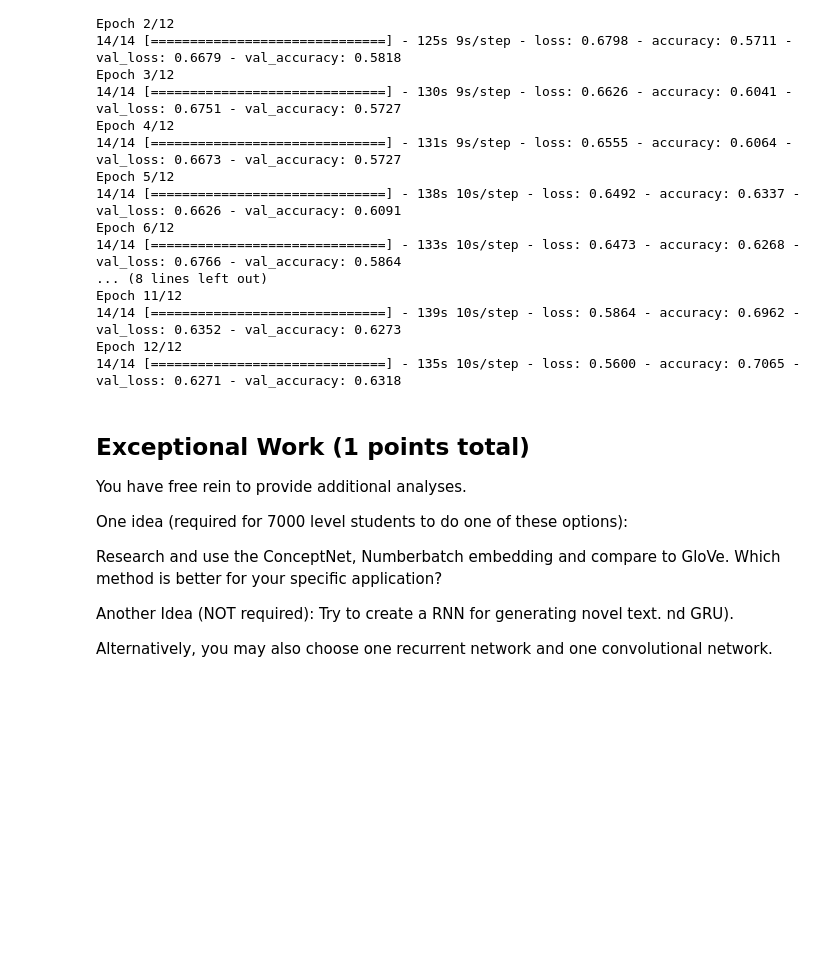
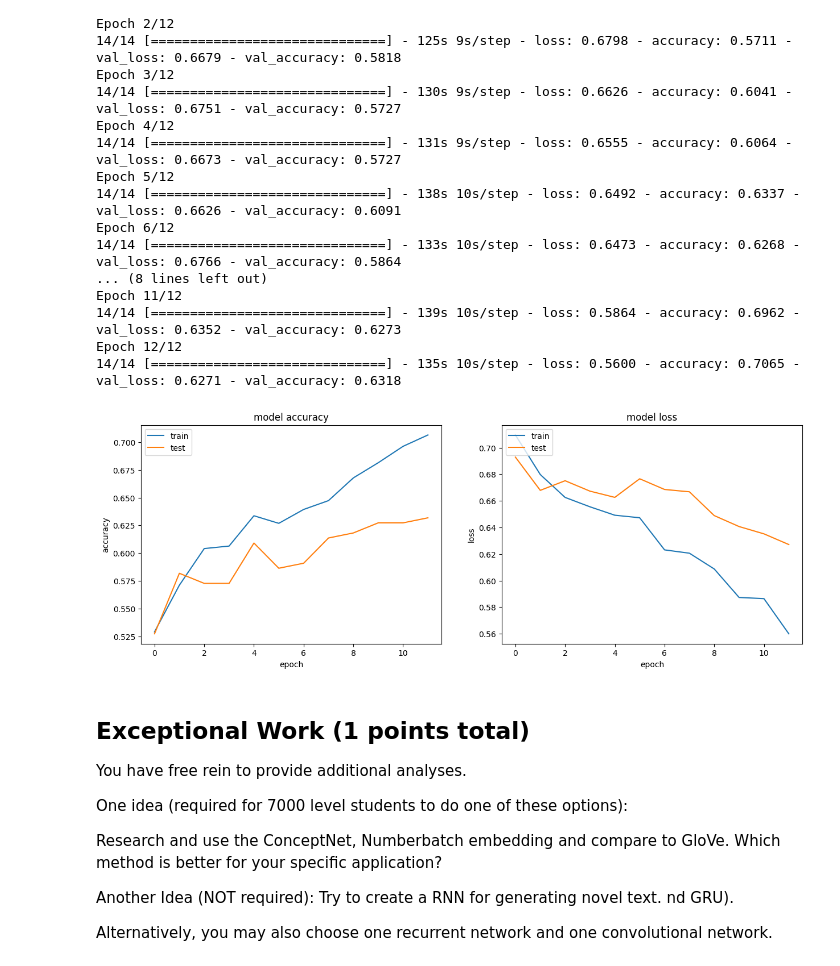
Before and after one commit to bennyandthejetss/ML_Lab7, a Jupyter notebook: Lab7.ipynb, the cells around one changed output. Drawn from its saved outputs; the diff is of its cells as text; code cells hidden in the pictures; blank space fills up the shorter version.

```diff
--- a/Lab7.ipynb
+++ b/Lab7.ipynb
@@ -354,7 +367,7 @@ _________________________________________________________________
 None
 # %%
 history = []
-tmp = rnn.fit(X_train, y_train_ohe, validation_data=(X_test, y_test_ohe), epochs=12, batch_size=64)
+tmp = rnn3.fit(X_train, y_train_ohe, validation_data=(X_test, y_test_ohe), epochs=30, batch_size=64)
 history.append( tmp )
 # %% [output]
 Epoch 1/12
@@ -431,7 +444,7 @@ _________________________________________________________________
 None
 # %%
 history = []
-tmp = rnn.fit(X_train, y_train_ohe, validation_data=(X_test, y_test_ohe), epochs=12, batch_size=64)
+tmp = rnn4.fit(X_train, y_train_ohe, validation_data=(X_test, y_test_ohe), epochs=30, batch_size=64)
 history.append( tmp )
 # %% [output]
 Epoch 1/12
@@ -483,15 +557,15 @@ plt.show()
 # %%
 input_shape = (MAX_ART_LEN,)
 
-rnn = Sequential()
-rnn.add(embedding_layer)
-rnn.add(GRU(100,dropout=0.1, recurrent_dropout=0.1, input_shape=input_shape, return_sequences=True))
-rnn.add(GRU(50,dropout=0.1, recurrent_dropout=0.1))
-rnn.add(Dense(NUM_CLASSES, activation='sigmoid'))
-rnn.compile(loss='categorical_crossentropy',
+rnn5 = Sequential()
+rnn5.add(embedding_layer)
+rnn5.add(GRU(100,dropout=0.1, recurrent_dropout=0.1, input_shape=input_shape, return_sequences=True))
+rnn5.add(GRU(50,dropout=0.1, recurrent_dropout=0.1))
+rnn5.add(Dense(NUM_CLASSES, activation='sigmoid'))
+rnn5.compile(loss='categorical_crossentropy',
               optimizer='rmsprop',
               metrics=['accuracy'])
-print(rnn.summary())
+print(rnn5.summary())
 # %% [output]
 Model: "sequential_10"
 _________________________________________________________________
@@ -513,7 +587,7 @@ _________________________________________________________________
 None
 # %%
 history = []
-tmp = rnn.fit(X_train, y_train_ohe, validation_data=(X_test, y_test_ohe), epochs=12, batch_size=64)
+tmp = rnn5.fit(X_train, y_train_ohe, validation_data=(X_test, y_test_ohe), epochs=30, batch_size=64)
 history.append( tmp )
 # %% [output]
 Epoch 1/12
@@ -533,6 +607,33 @@ Epoch 11/12
 14/14 [==============================] - 139s 10s/step - loss: 0.5864 - accuracy: 0.6962 - val_loss: 0.6352 - val_accuracy: 0.6273
 Epoch 12/12
 14/14 [==============================] - 135s 10s/step - loss: 0.5600 - accuracy: 0.7065 - val_loss: 0.6271 - val_accuracy: 0.6318
+# %%
+# combine all the history from training together
+combined = dict()
+for key in ['accuracy','val_accuracy','loss','val_loss']:
+    combined[key] = np.hstack([x.history[key] for x in history])
+
+# summarize history for accuracy
+plt.figure(figsize=(15,5))
+plt.subplot(121)
+plt.plot(combined['accuracy'])
+plt.plot(combined['val_accuracy'])
+plt.title('model accuracy')
+plt.ylabel('accuracy')
+plt.xlabel('epoch')
+plt.legend(['train', 'test'], loc='upper left')
+
+# summarize history for loss
+plt.subplot(122)
+plt.plot(combined['loss'])
+plt.plot(combined['val_loss'])
+plt.title('model loss')
+plt.ylabel('loss')
+plt.xlabel('epoch')
+plt.legend(['train', 'test'], loc='upper left')
+plt.show()
+# %% [output]
+[figure, added]
 # %% [markdown]
 ## Exceptional Work (1 points total)
 You have free rein to provide additional analyses.
```
Also changed, not shown: parts of 25 cells of this notebook, 1 other file.
